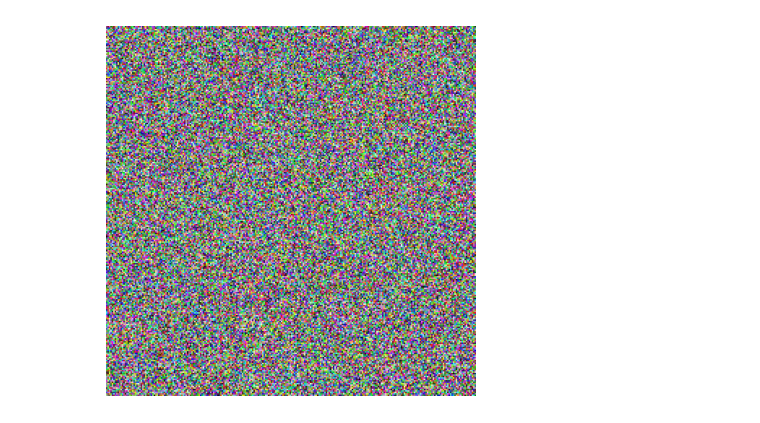
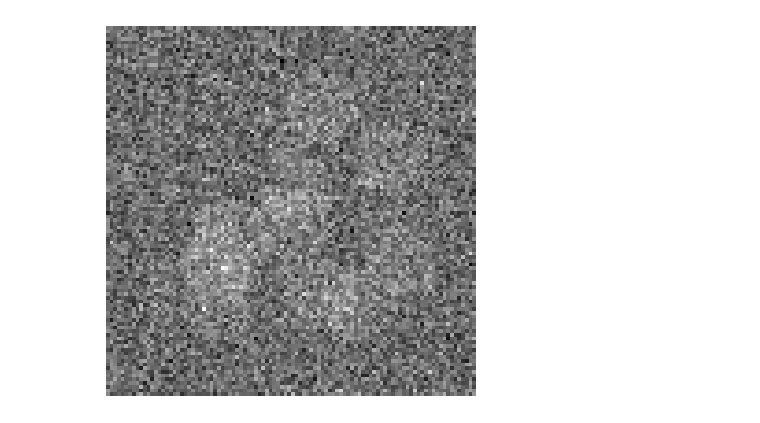
Before and after one commit to haesleinhuepf/bia-bob, a Jupyter notebook: demo/playground.ipynb, the cells around one changed output. Saved outputs shown, nothing was run; the diff lists cells and outputs as text; code cells hidden in the pictures.

```diff
--- a/demo/playground.ipynb
+++ b/demo/playground.ipynb
@@ -65,0 +138,30 @@ It is **your responsibility to carefully check it** before executing!
+# %%
+import numpy as np
+from skimage import util, color
+from skimage.draw import disk
+import matplotlib.pyplot as plt
+
+# Step 2: Create an empty grayscale image
+image = np.zeros((100, 100))
+
+# Step 3: Add blobs to the image
+for _ in range(10):
+    # Random position for the center of the blob
+    center_x = np.random.randint(10, 90)
+    center_y = np.random.randint(10, 90)
+
+    # Random intensity between 0 and 1 for the blob
+    intensity = np.random.rand()
+
+    # Add the blob to the image
+    rr, cc = disk((center_y, center_x), radius=10)
+    image[rr, cc] += intensity
+
+# Step 4: Add Gaussian noise
+noisy_image = util.random_noise(image, mode='gaussian')
+
+# Step 5: Display and save the image
+plt.imshow(noisy_image, cmap='gray')
+plt.axis('off')
+plt.savefig('noisy_image.png')
+plt.show()
@@ -66,10 +210,9 @@ It is **your responsibility to carefully check it** before executing!
 # %%
-import numpy as np
 import matplotlib.pyplot as plt
 
-image = np.random.randint(0, 256, (256, 256, 3), dtype=np.uint8)
-plt.imshow(image)
+# Display the image using matplotlib
+plt.imshow(image, cmap='gray')
 plt.axis('off')
 plt.show()
 # %% [output]
-[figure, old version]
+[figure, new version]
```
Also changed, not shown: parts of 14 cells of this notebook, 4 other files.
